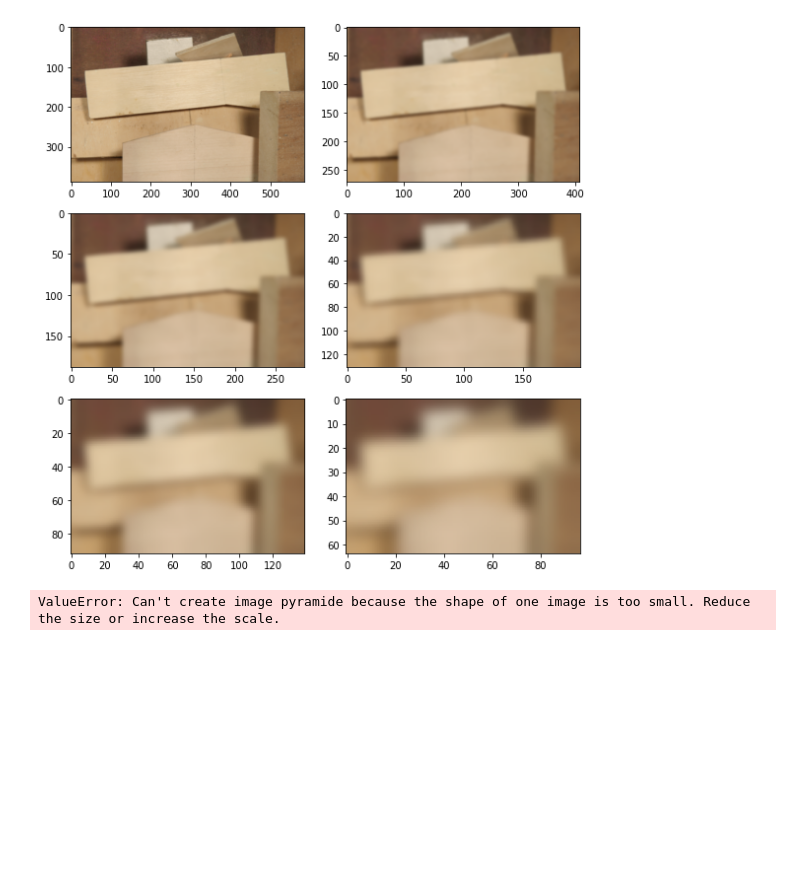
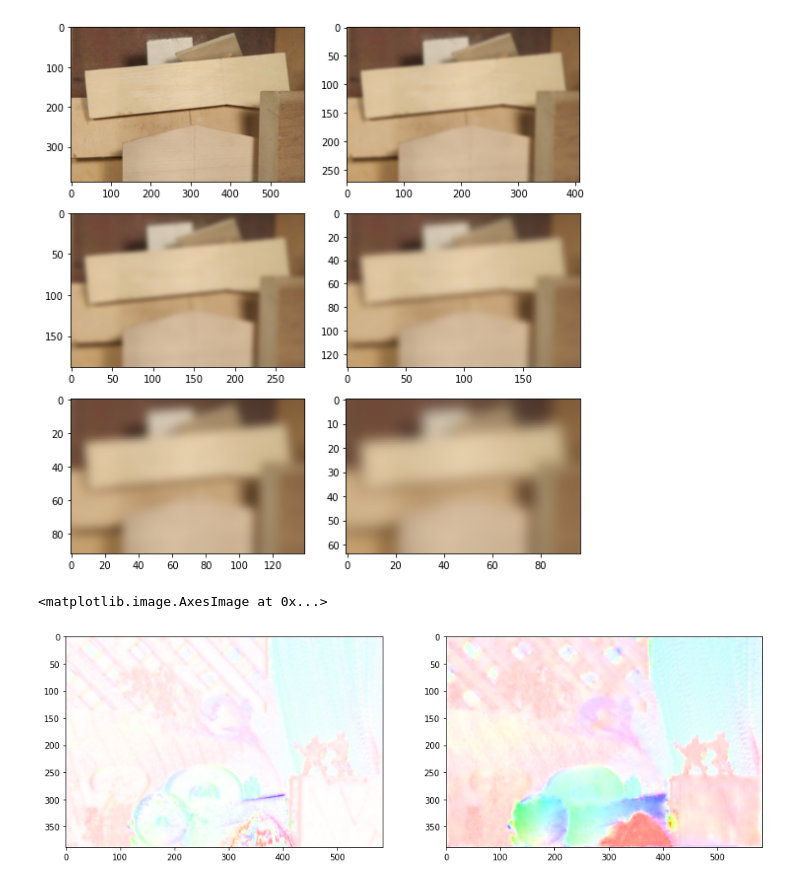
Before and after one commit to Thibahan/computerVision, a Jupyter notebook: testFunctions.ipynb, the cells around one changed output. Saved outputs shown, nothing was run; the diff lists cells and outputs as text; code cells hidden in the pictures; blank space fills up the shorter version.

```diff
--- a/testFunctions.ipynb
+++ b/testFunctions.ipynb
@@ -37,19 +37,20 @@ from opticalFlow.draw_utils import mbcolor
 # %%
 # Calculate the optical flow with Horn-Schunck method
 
-flow = horn_schunck_flow(image_1, image_2, 10, 10)
+flow = horn_schunck_flow(image_1, image_2, 15, 20)
 flow = mbcolor(flow)
 
 # Calculate the optical flow with pyyramidal Horn-Schunck method
 
 flow_pyr = horn_schunck_pyr_flow(image_1, image_2, 15, 100, (5, 5), 0.65, 0.5, 10)
 flow_pyr = mbcolor(flow_pyr)
 
 # Plot flow
 fig, axes = plt.subplots(1, 2, figsize=(15, 15))
 ax = axes.flatten()
 
 ax[0].imshow(flow)
 ax[1].imshow(flow_pyr)
 # %% [output]
-ValueError: Can't create image pyramide because the shape of one image is too small. Reduce the size or increase the scale.
+<matplotlib.image.AxesImage at 0x...>
+[figure, added]
```
